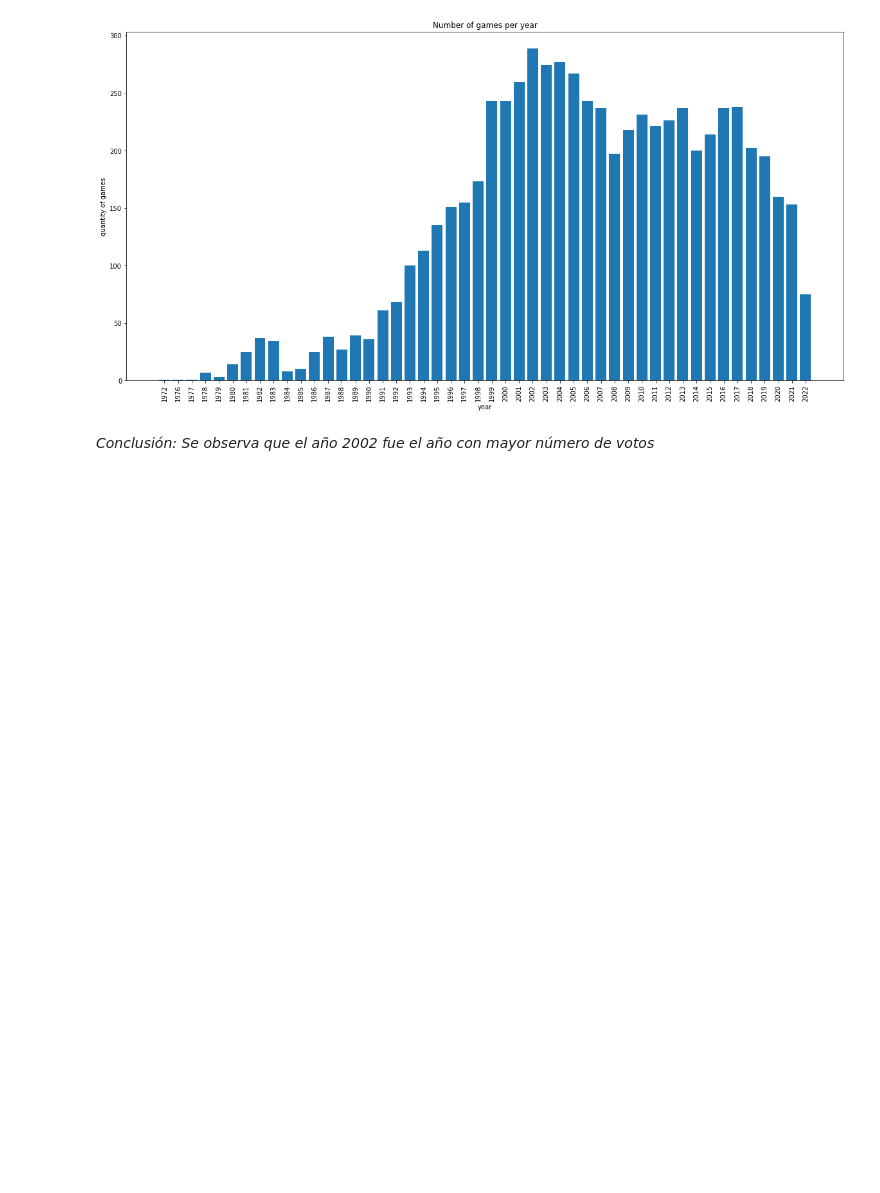
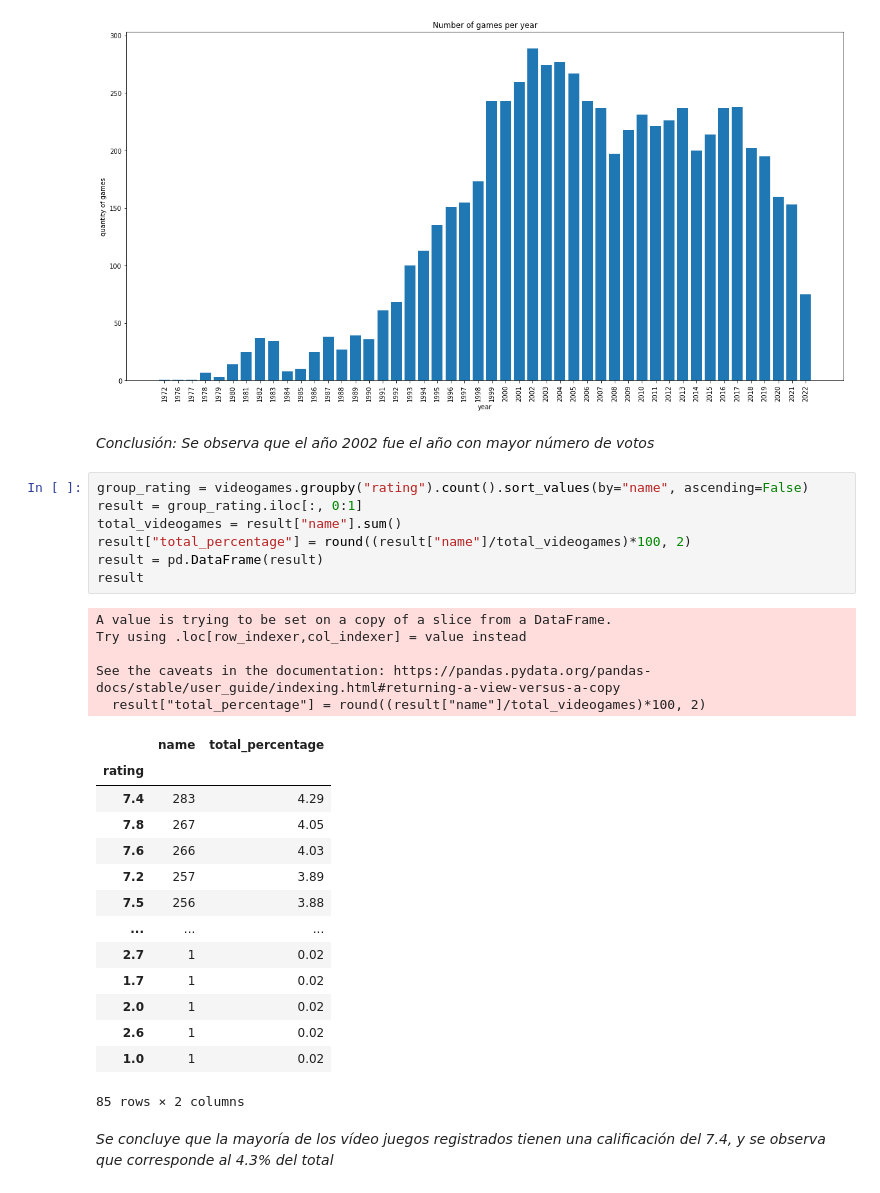
Before and after one commit to mrodriguez2000/ExploracionDatos, a Jupyter notebook: main.ipynb, the cells around one changed output. Drawn from its saved outputs; the diff is of its cells as text; blank space fills up the shorter version.

```diff
--- a/main.ipynb
+++ b/main.ipynb
@@ -63,3 +63,32 @@ plt.show()
 [figure]
 # %% [markdown]
 *Conclusión: Se observa que el año 2002 fue el año con mayor número de votos*
+# %%
+group_rating = videogames.groupby("rating").count().sort_values(by="name", ascending=False)
+result = group_rating.iloc[:, 0:1]
+total_videogames = result["name"].sum()
+result["total_percentage"] = round((result["name"]/total_videogames)*100, 2)
+result = pd.DataFrame(result)
+result
+# %% [output]
+A value is trying to be set on a copy of a slice from a DataFrame.
+Try using .loc[row_indexer,col_indexer] = value instead
+
+See the caveats in the documentation: https://pandas.pydata.org/pandas-docs/stable/user_guide/indexing.html#returning-a-view-versus-a-copy
+  result["total_percentage"] = round((result["name"]/total_videogames)*100, 2)
+|  | name | total_percentage |
+| rating |  |  |
+| 7.4 | 283 | 4.29 |
+| 7.8 | 267 | 4.05 |
+| 7.6 | 266 | 4.03 |
+| 7.2 | 257 | 3.89 |
+| 7.5 | 256 | 3.88 |
+| ... | ... | ... |
+| 2.7 | 1 | 0.02 |
+| 1.7 | 1 | 0.02 |
+| 2.0 | 1 | 0.02 |
+| 2.6 | 1 | 0.02 |
+| 1.0 | 1 | 0.02 |
+85 rows × 2 columns
+# %% [markdown]
+*Se concluye que la mayoría de los vídeo juegos registrados tienen una calificación del 7.4, y se observa que corresponde al 4.3% del total*
```
Also changed, not shown: parts of 1 cell of this notebook.
